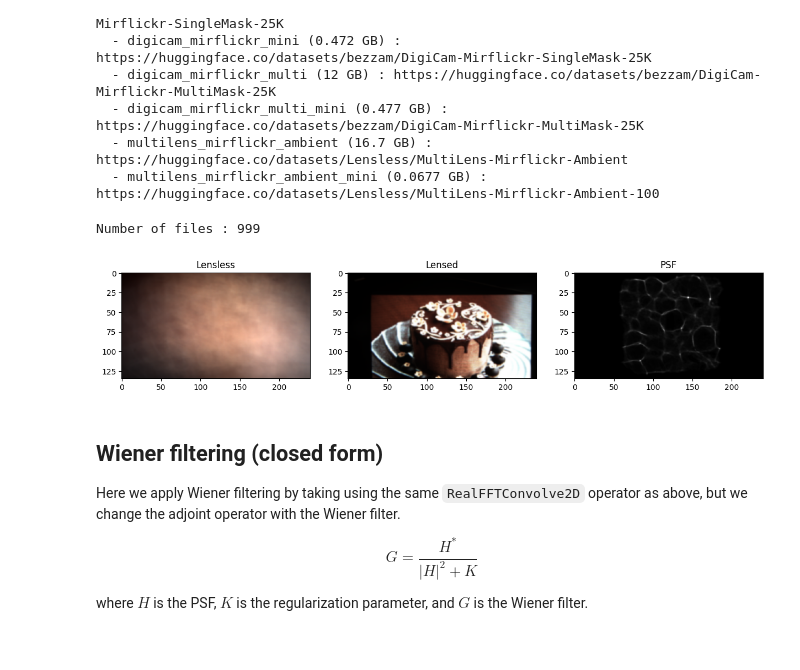
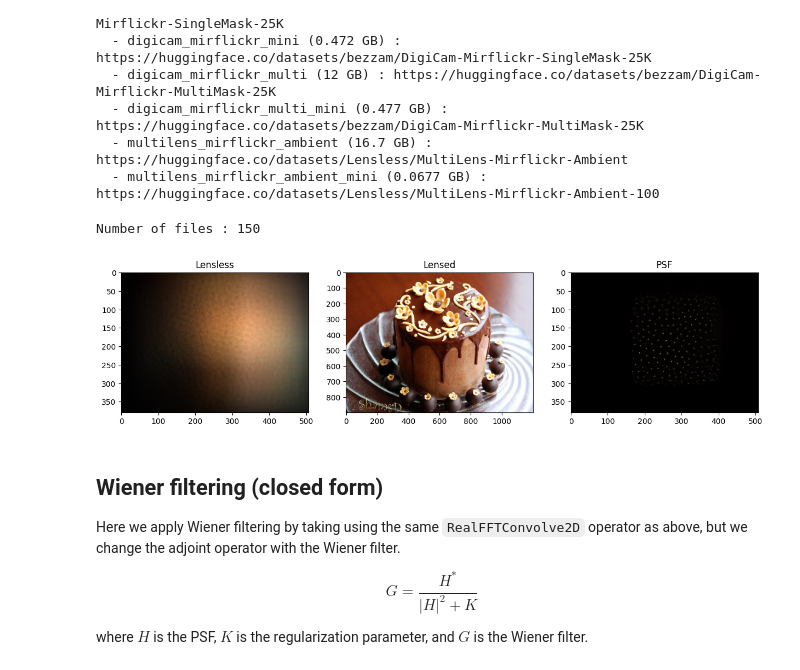
Before and after one commit to LCAV/LenslessPiCam, a Jupyter notebook: notebook/lenslesspicam_demo.ipynb, the cells around one changed output. Cells and saved outputs as stored; diff of their text form; code cells hidden in the pictures.

```diff
--- a/notebook/lenslesspicam_demo.ipynb
+++ b/notebook/lenslesspicam_demo.ipynb
@@ -306,28 +322,36 @@ Available datasets:
 # %%
 from lensless.utils.dataset import get_dataset
 
+
 CACHE_DIR = None   # path to download dataset, by default it is stored in ~/.cache/huggingface/datasets
 dataset = "diffusercam_mirflickr"
+idx = 1
+
+dataset = "digicam_mirflickr_mini"
+dataset= "tapecam_mirflickr"
+dataset = "voronoi_mirflickr_mini"
+idx = 2
 
 # load test set
 test_set = get_dataset(
     dataset_name=dataset,
     split="test",
     cache_dir=CACHE_DIR
 )
 print(f"Number of files : {len(test_set)}")
-lensless, lensed = test_set[1]
+lensless, lensed = test_set[idx]
+psf = test_set.psf.numpy().squeeze()   # drop extra dimension for depth
 
 fig, axs = plt.subplots(1, 3, figsize=(15, 15))
 plot_image(lensless, ax=axs[0])
 axs[0].set_title("Lensless")
 plot_image(lensed, ax=axs[1])
 axs[1].set_title("Lensed")
 plot_image(psf, ax=axs[2])
 axs[2].set_title("PSF");
 # %% [output]
-Number of files : 999
+Number of files : 150
-[figure, old version]
+[figure, new version]
 # %% [markdown]
 ## Wiener filtering (closed form)
 
```
Also changed, not shown: parts of 5 cells of this notebook.
